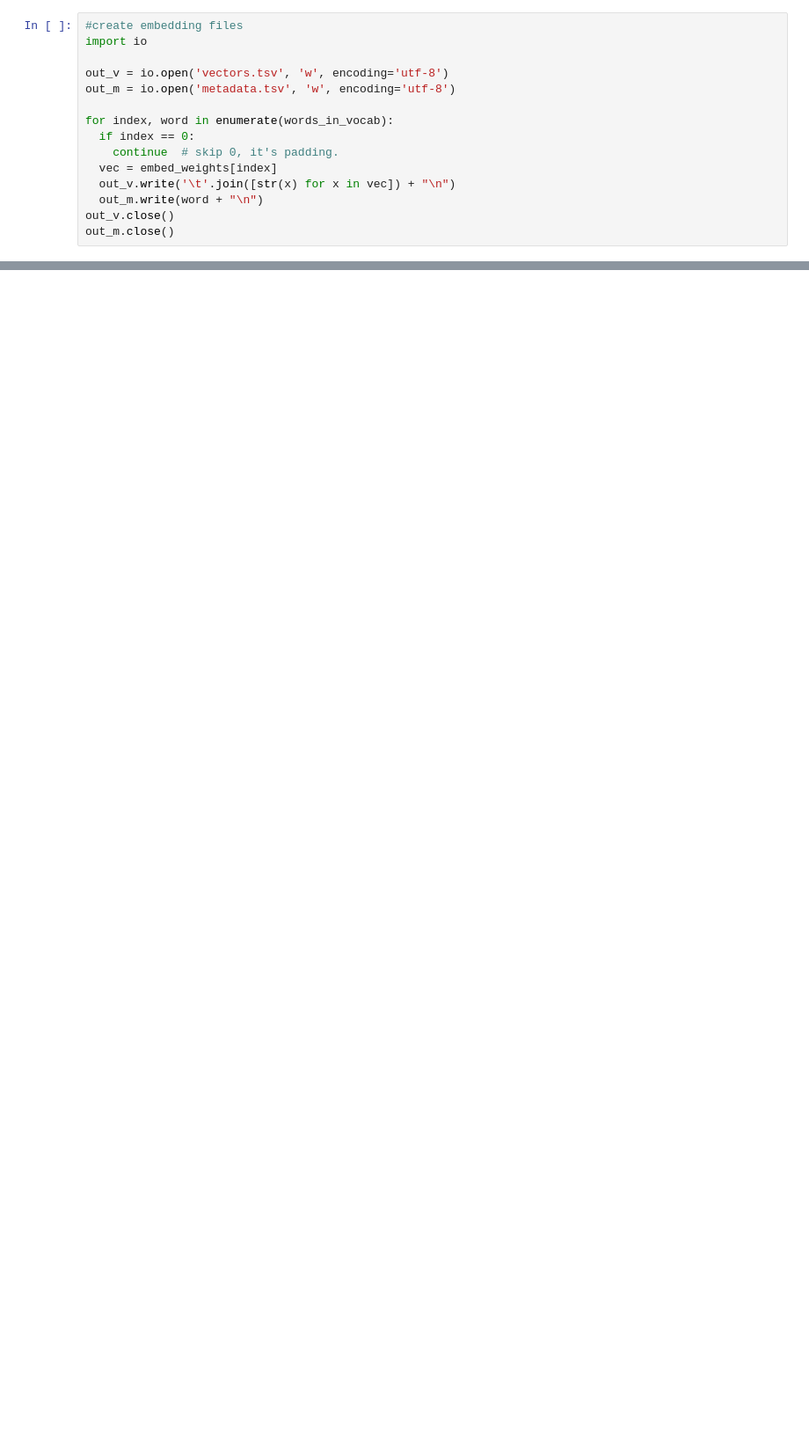
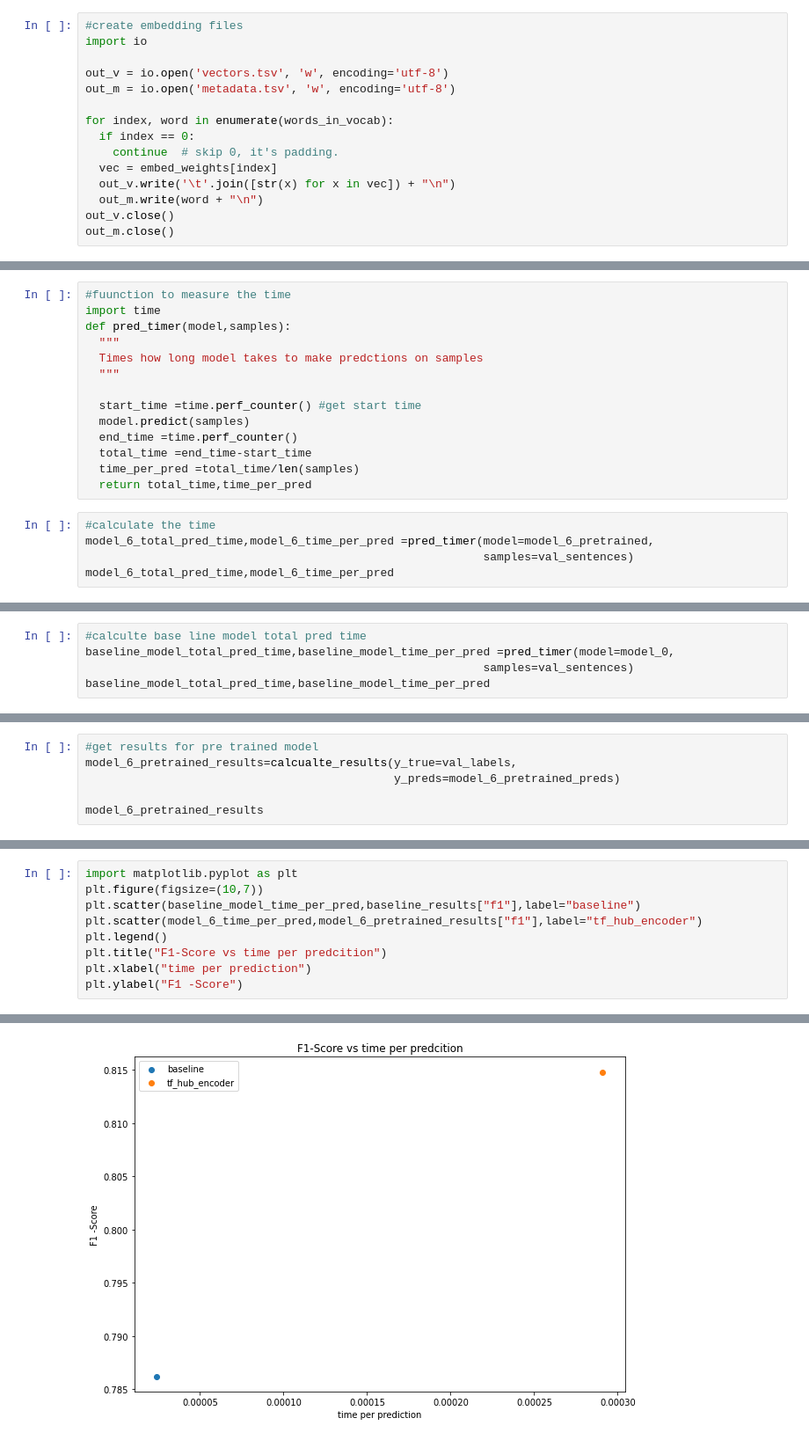
Before and after one commit to PasinduUkwatta/TensorFlow--Practise, a Jupyter notebook: Introduction_to_nlp_with_tensorflow (1).ipynb, the cells around one changed output, grey strips where cells are left out. Shown: that part at 88% size. Saved outputs shown, nothing was run; the diff lists cells and outputs as text; blank space fills up the shorter version.

```diff
--- a/Introduction_to_nlp_with_tensorflow (1).ipynb
+++ b/Introduction_to_nlp_with_tensorflow (1).ipynb
@@ -614,0 +1651,19 @@ except Exception:
+# %%
+#fuunction to measure the time
+import time
+def pred_timer(model,samples):
+  """
+  Times how long model takes to make predctions on samples
+  """
+
+  start_time =time.perf_counter() #get start time
+  model.predict(samples)
+  end_time =time.perf_counter()
+  total_time =end_time-start_time
+  time_per_pred =total_time/len(samples)
+  return total_time,time_per_pred
+# %%
+#calculate the time
+model_6_total_pred_time,model_6_time_per_pred =pred_timer(model=model_6_pretrained,
+                                                          samples=val_sentences)
+model_6_total_pred_time,model_6_time_per_pred
@@ -614,0 +1672,5 @@ except Exception:
+# %%
+#calculte base line model total pred time
+baseline_model_total_pred_time,baseline_model_time_per_pred =pred_timer(model=model_0,
+                                                          samples=val_sentences)
+baseline_model_total_pred_time,baseline_model_time_per_pred
@@ -614,0 +1679,6 @@ except Exception:
+# %%
+#get results for pre trained model
+model_6_pretrained_results=calcualte_results(y_true=val_labels,
+                                             y_preds=model_6_pretrained_preds)
+
+model_6_pretrained_results
@@ -614,0 +1690,10 @@ except Exception:
+# %%
+import matplotlib.pyplot as plt
+plt.figure(figsize=(10,7))
+plt.scatter(baseline_model_time_per_pred,baseline_results["f1"],label="baseline")
+plt.scatter(model_6_time_per_pred,model_6_pretrained_results["f1"],label="tf_hub_encoder")
+plt.legend()
+plt.title("F1-Score vs time per predcition")
+plt.xlabel("time per prediction")
+plt.ylabel("F1 -Score")
+# %% [output]
@@ -614,0 +1701 @@ except Exception:
+[figure, added]
```
Also changed, not shown: parts of 114 cells of this notebook, 1 other file.
